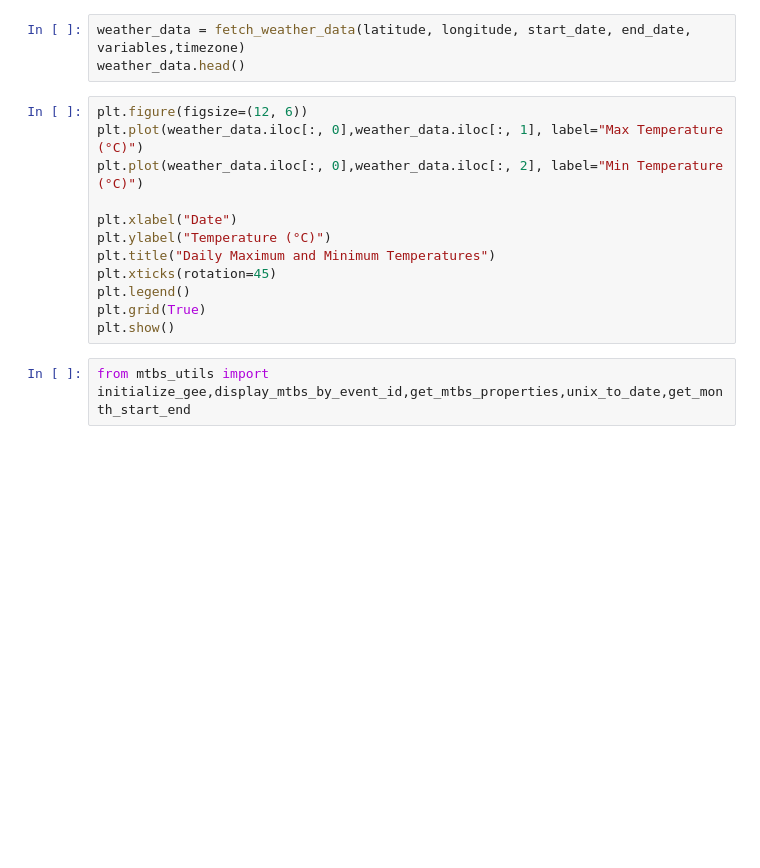
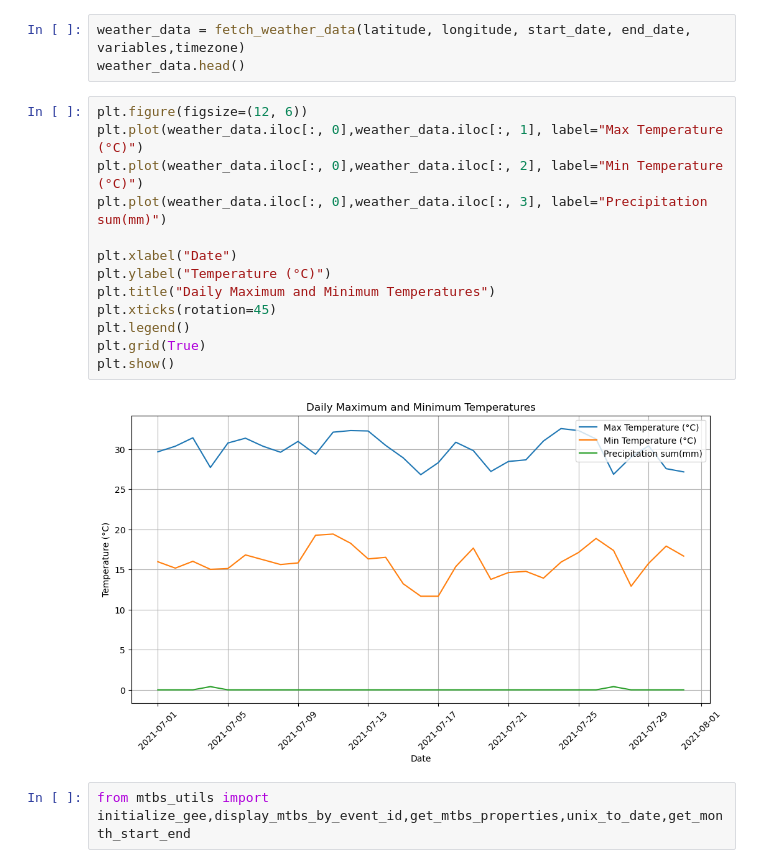
Before and after one commit to bikal3/geog313-final-project, a Jupyter notebook: example.ipynb, the cells around one changed output. Saved outputs shown, nothing was run; the diff lists cells and outputs as text; blank space fills up the shorter version.

Commit message:
made climate plot

```diff
--- a/example.ipynb
+++ b/example.ipynb
@@ -17,15 +17,18 @@ weather_data.head()
 # %%
 plt.figure(figsize=(12, 6))
 plt.plot(weather_data.iloc[:, 0],weather_data.iloc[:, 1], label="Max Temperature (°C)")
 plt.plot(weather_data.iloc[:, 0],weather_data.iloc[:, 2], label="Min Temperature (°C)")
+plt.plot(weather_data.iloc[:, 0],weather_data.iloc[:, 3], label="Precipitation sum(mm)")
 
 plt.xlabel("Date")
 plt.ylabel("Temperature (°C)")
 plt.title("Daily Maximum and Minimum Temperatures")
 plt.xticks(rotation=45)
 plt.legend()
 plt.grid(True)
 plt.show()
+# %% [output]
+[figure, added]
 # %%
 from mtbs_utils import initialize_gee,display_mtbs_by_event_id,get_mtbs_properties,unix_to_date,get_month_start_end
 # %%
```
Also changed, not shown: parts of 8 cells of this notebook, 1 other file.
